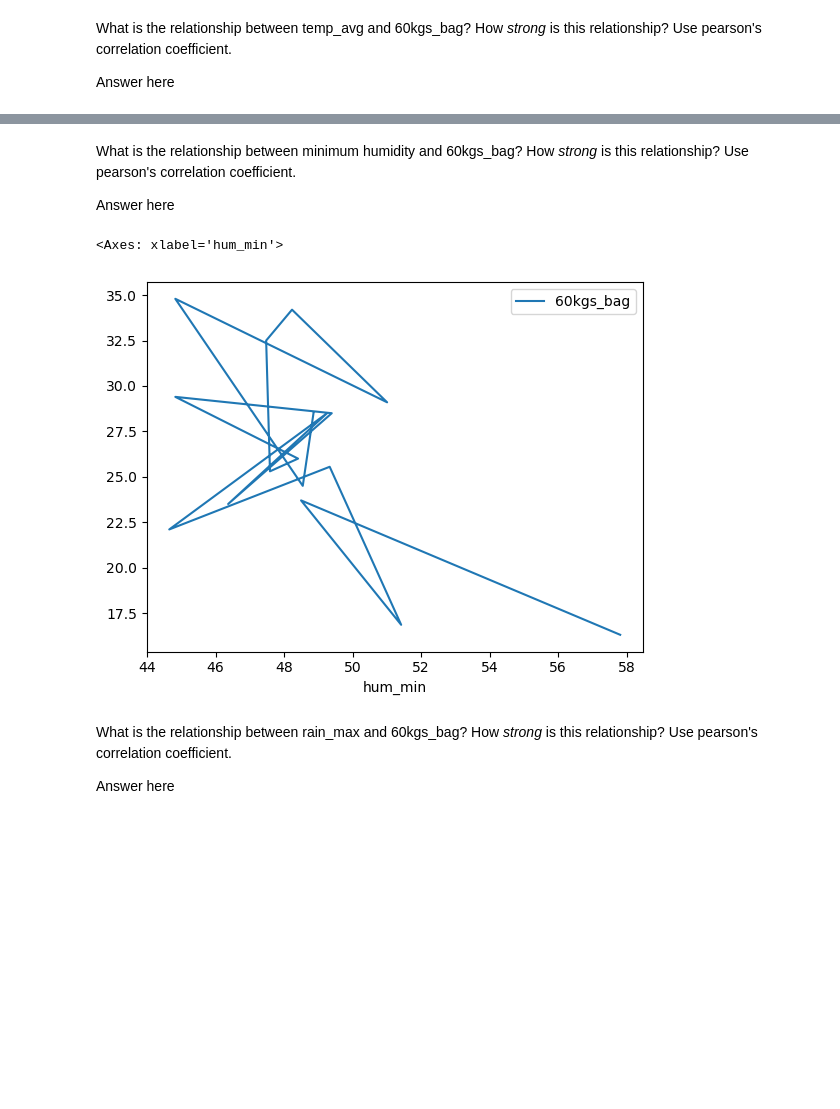
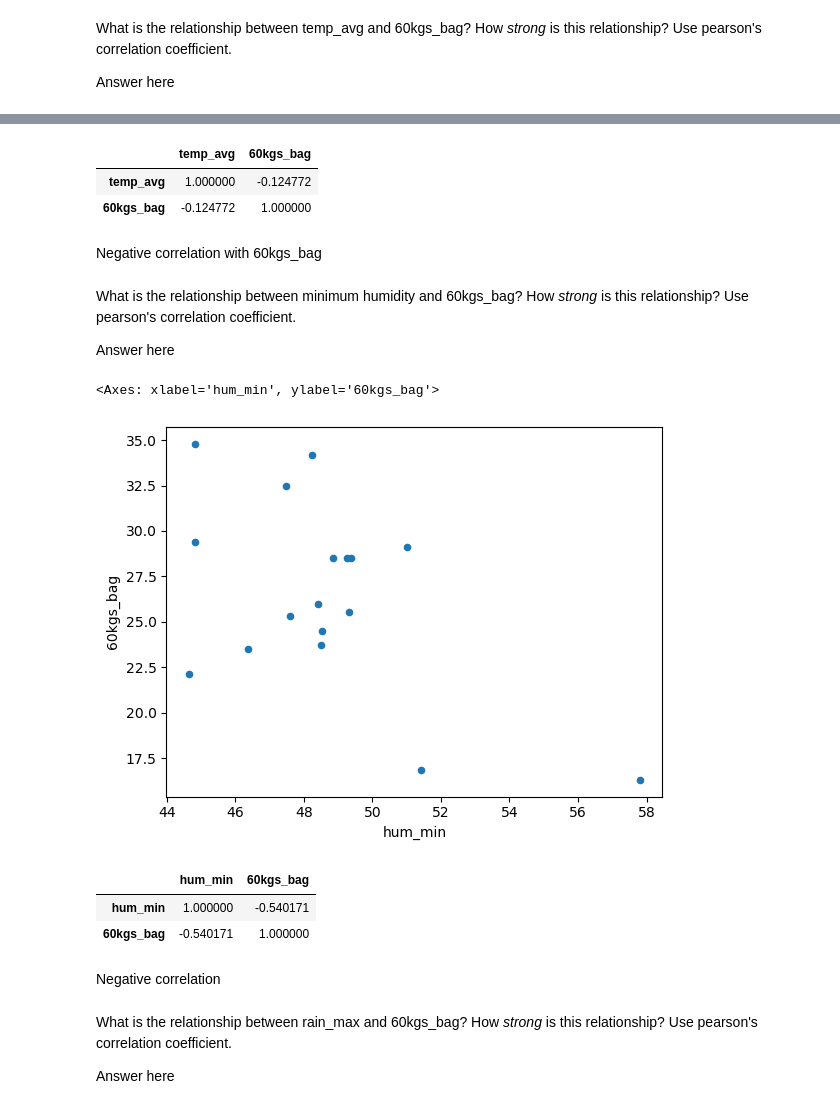
Before and after one commit to RosaniaPinto/Rosania_TLAB3, a Jupyter notebook: notebooks/analysis.ipynb, the cells around one changed output, grey strips where cells are left out. Drawn from its saved outputs; the diff is of its cells as text; code cells hidden in the pictures; blank space fills up the shorter version.

```diff
--- a/notebooks/analysis.ipynb
+++ b/notebooks/analysis.ipynb
@@ -90,12 +113,31 @@ merged_df.plot(x='temp_avg', y='60kgs_bag', kind='line')
+# %%
+#Pearson's correlation coefficient
+merged_df[["temp_avg", "60kgs_bag"]].corr()
+# %% [output]
+|  | temp_avg | 60kgs_bag |
+| temp_avg | 1.000000 | -0.124772 |
+| 60kgs_bag | -0.124772 | 1.000000 |
+# %% [markdown]
+Negative correlation with 60kgs_bag
 # %% [markdown]
 What is the relationship between minimum humidity and 60kgs_bag? How *strong* is this relationship? Use pearson's correlation coefficient.
 
 Answer here
-# %%
-merged_df.plot(x='hum_min', y='60kgs_bag', kind='line')
-# %% [output]
-<Axes: xlabel='hum_min'>
-[figure, removed]
+# %%
+#Scatterplot
+merged_df.plot(x='hum_min', y='60kgs_bag', kind='scatter')
+# %% [output]
+<Axes: xlabel='hum_min', ylabel='60kgs_bag'>
+[figure, added]
+# %%
+#Pearson's correlation coefficient
+merged_df[["hum_min", "60kgs_bag"]].corr()
+# %% [output]
+|  | hum_min | 60kgs_bag |
+| hum_min | 1.000000 | -0.540171 |
+| 60kgs_bag | -0.540171 | 1.000000 |
+# %% [markdown]
+Negative correlation
 # %% [markdown]
 What is the relationship between rain_max and 60kgs_bag? How *strong* is this relationship? Use pearson's correlation coefficient.
 
```
Also changed, not shown: parts of 8 cells of this notebook, 2 other files.
